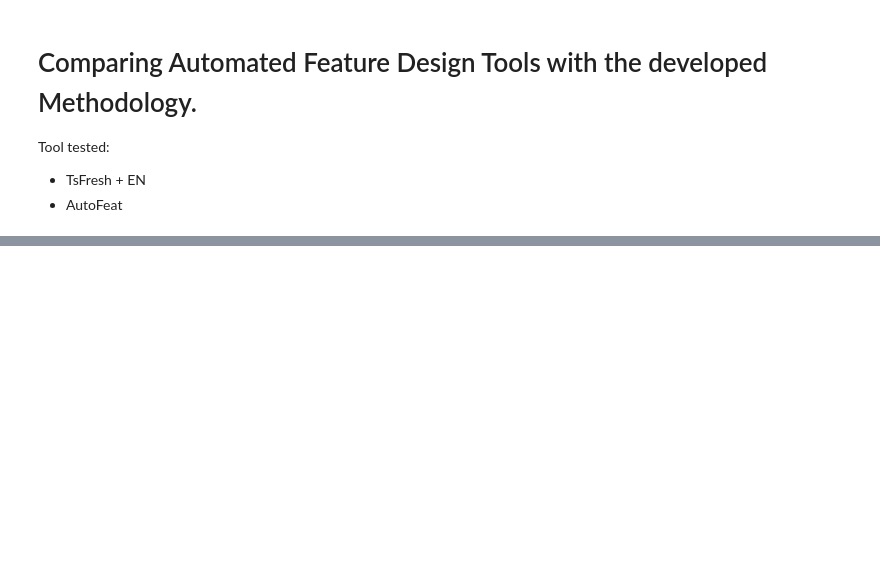
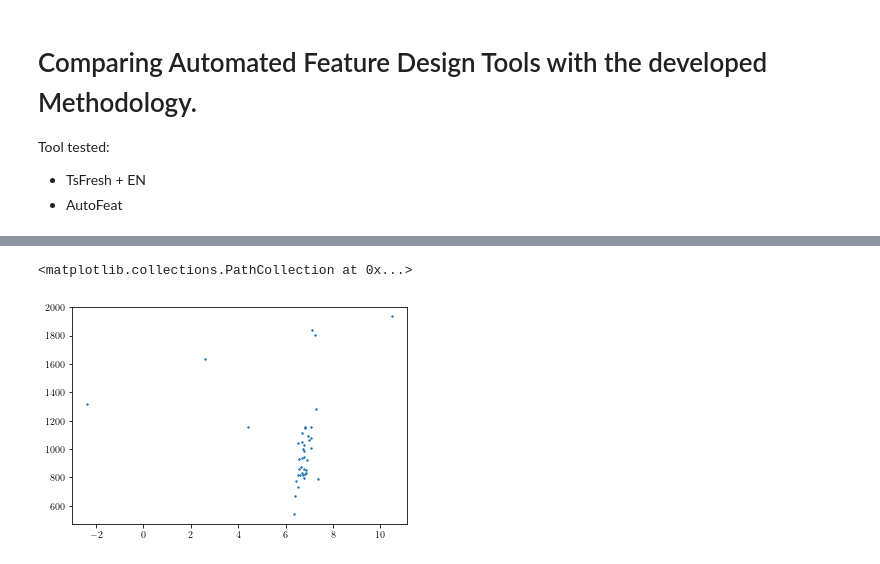
Before and after one commit to JoachimSchaeffer/HDRegAnalytics, a Jupyter notebook: automated_feature_design_tool_comparison.ipynb, the cells around one changed output, grey strips where cells are left out. Cells and saved outputs as stored; diff of their text form; code cells hidden in the pictures; blank space fills up the shorter version.

```diff
--- a/automated_feature_design_tool_comparison.ipynb
+++ b/automated_feature_design_tool_comparison.ipynb
@@ -28,0 +133,7 @@ from tsfresh.feature_extraction import ComprehensiveFCParameters
+# %%
+plt.figure()
+plt.scatter(afreg.predict(X_lfp_test2), y_lfp_test2_true, s=2)
+#cplt.title("%i FE steps (R^2: %.4f; %i new features)" % (steps, r2, len(afreg.new_feat_cols_)))
+# %% [output]
+<matplotlib.collections.PathCollection at 0x...>
+[figure, added]
```
Also changed, not shown: parts of 16 cells of this notebook, 3 other files.
